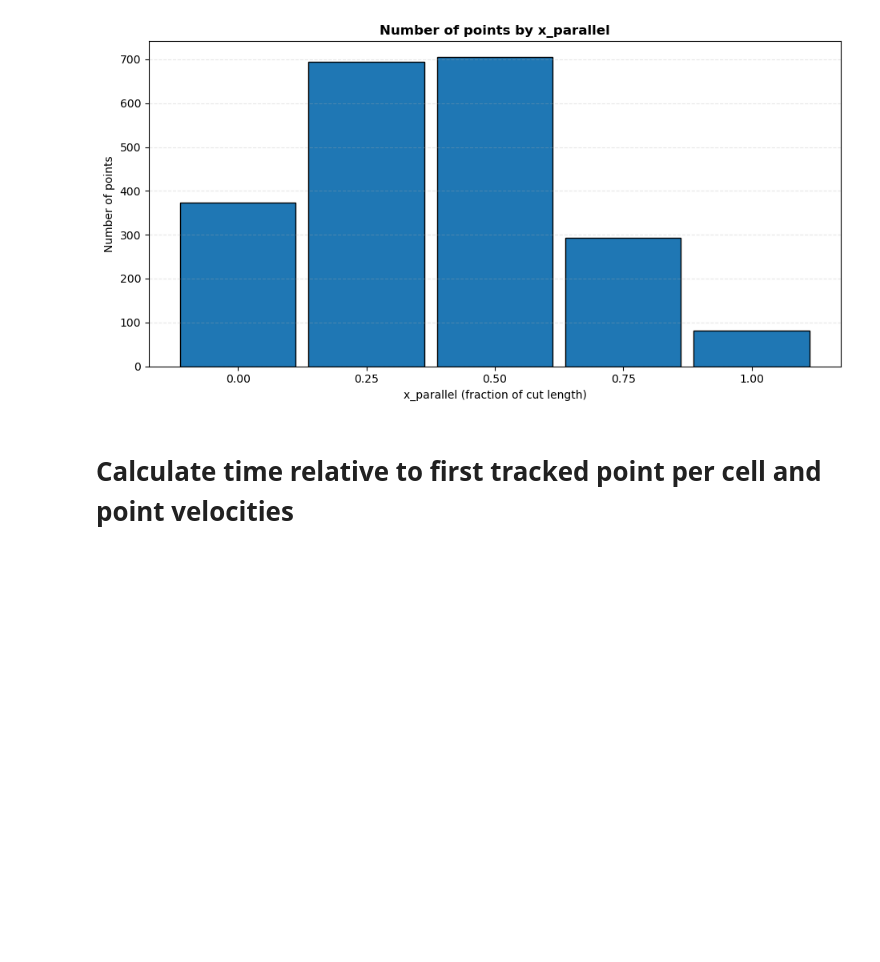
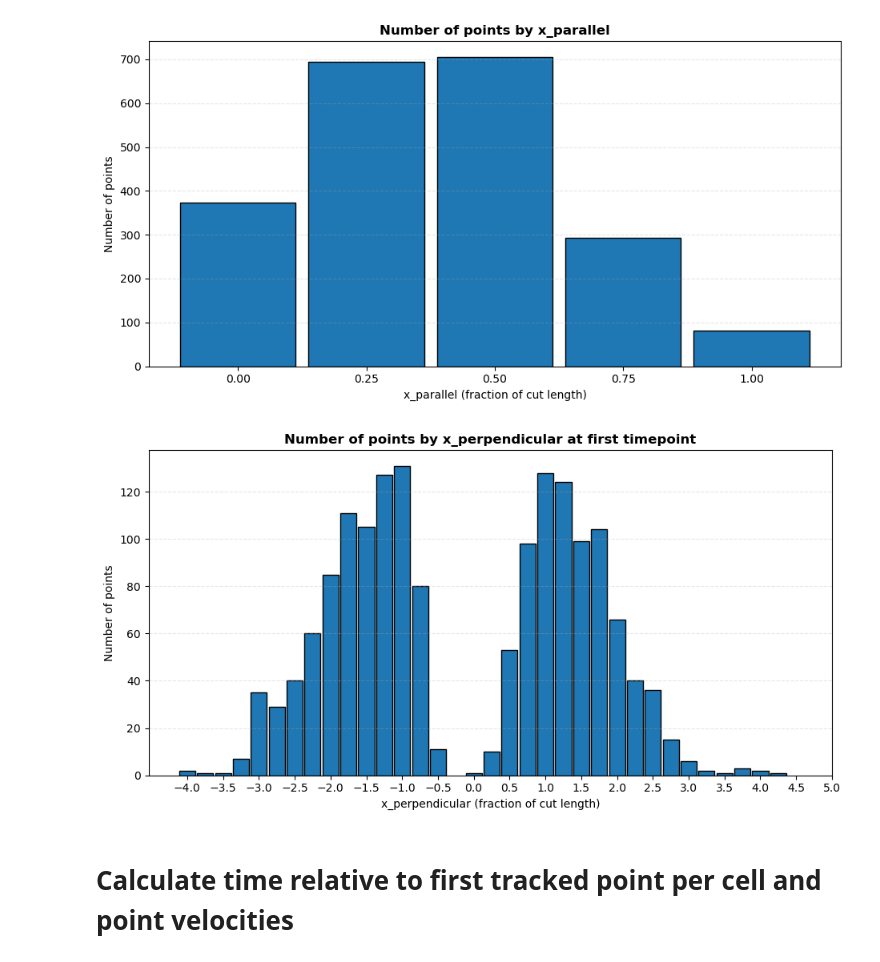
Before and after one commit to signynas/diet4CoLA, a Jupyter notebook: annotated_data.ipynb, the cells around one changed output. Cells and saved outputs as stored; diff of their text form; code cells hidden in the pictures; blank space fills up the shorter version.

```diff
--- a/annotated_data.ipynb
+++ b/annotated_data.ipynb
@@ -259,6 +259,43 @@ plt.tight_layout()
 plt.show()
 # %% [output]
 [figure]
+# %%
+import matplotlib.pyplot as plt
+import numpy as np
+
+df = points_cut.copy()
+bin_length = 0.25  # x_parallel bin width (fraction of cut length)
+
+# Drop NaNs in required columns
+df_plot = df.dropna(subset=['x_perpendicular'])
+
+# Only look at the first timepoint in each cell (right before cut)
+first_timepoints = df_plot.groupby('cell_id')['time'].min().reset_index()
+df_plot = df_plot.merge(first_timepoints, on=['cell_id', 'time'])
+
+# Bin x_perpendicular (relative to cut length)
+df_plot['x_perpendicular_bin'] = np.floor(df_plot['x_perpendicular'] / bin_length) * bin_length
+
+# Count unique point_ids per x_perpendicular bin
+point_counts = df_plot.groupby('x_perpendicular_bin')['point_id'].nunique().reset_index()
+
+plt.figure(figsize=(9.5, 5))
+plt.bar(point_counts['x_perpendicular_bin'], point_counts['point_id'], width=bin_length*0.9, align='center', edgecolor='black')
+plt.xlabel('x_perpendicular (fraction of cut length)')
+plt.ylabel('Number of points')
+plt.title('Number of points by x_perpendicular at first timepoint', fontweight='bold')
+plt.grid(True, axis='y', alpha=0.3, linestyle='--')
+
+# X-axis ticks
+min_x = df_plot['x_perpendicular'].min()
+max_x = df_plot['x_perpendicular'].max()
+if max_x > min_x:
+    plt.xticks(np.arange(np.floor(min_x), np.ceil(max_x) + bin_length, bin_length * 2))
+
+plt.tight_layout()
+plt.show()
+# %% [output]
+[figure, added]
 # %% [markdown]
 # Calculate time relative to first tracked point per cell and point velocities
 # %%
```
Also changed, not shown: parts of 4 cells of this notebook.
